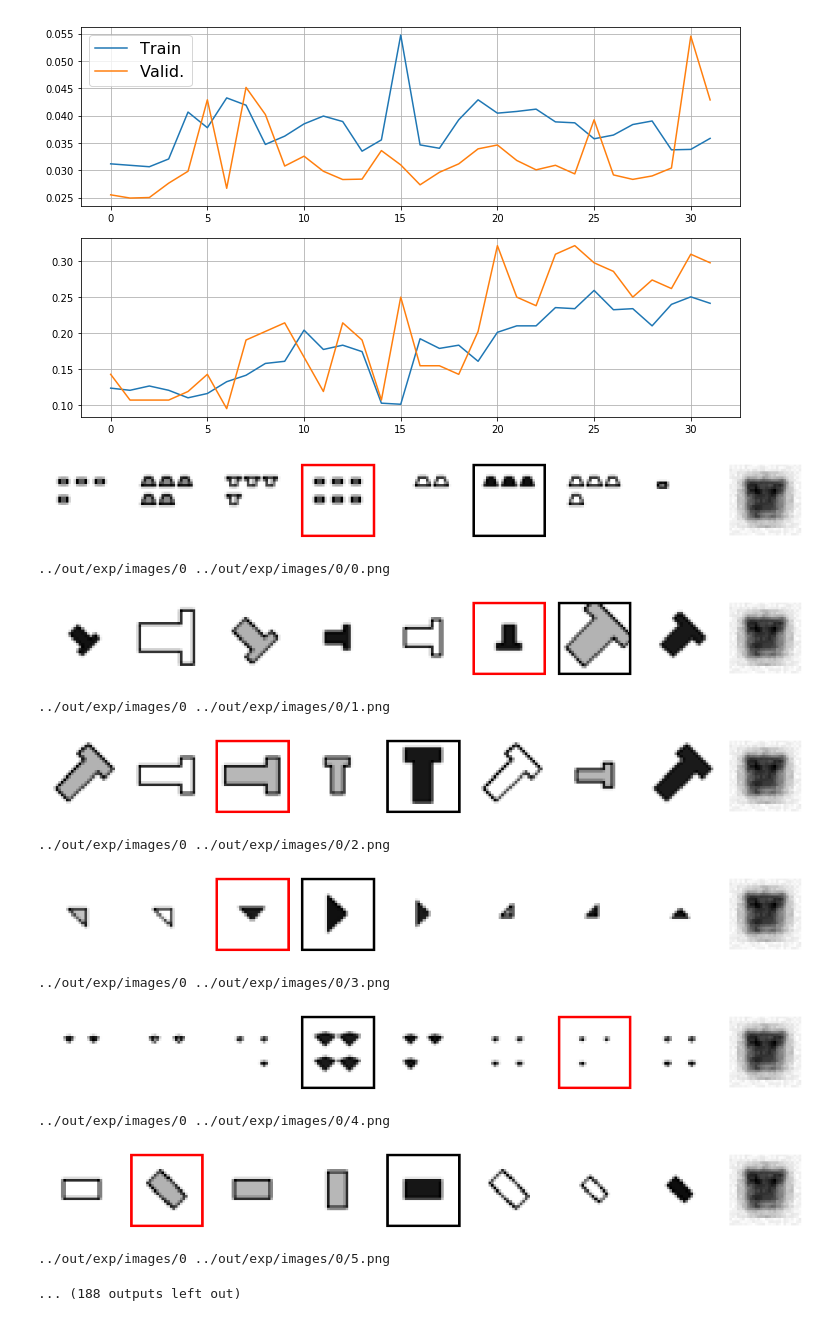
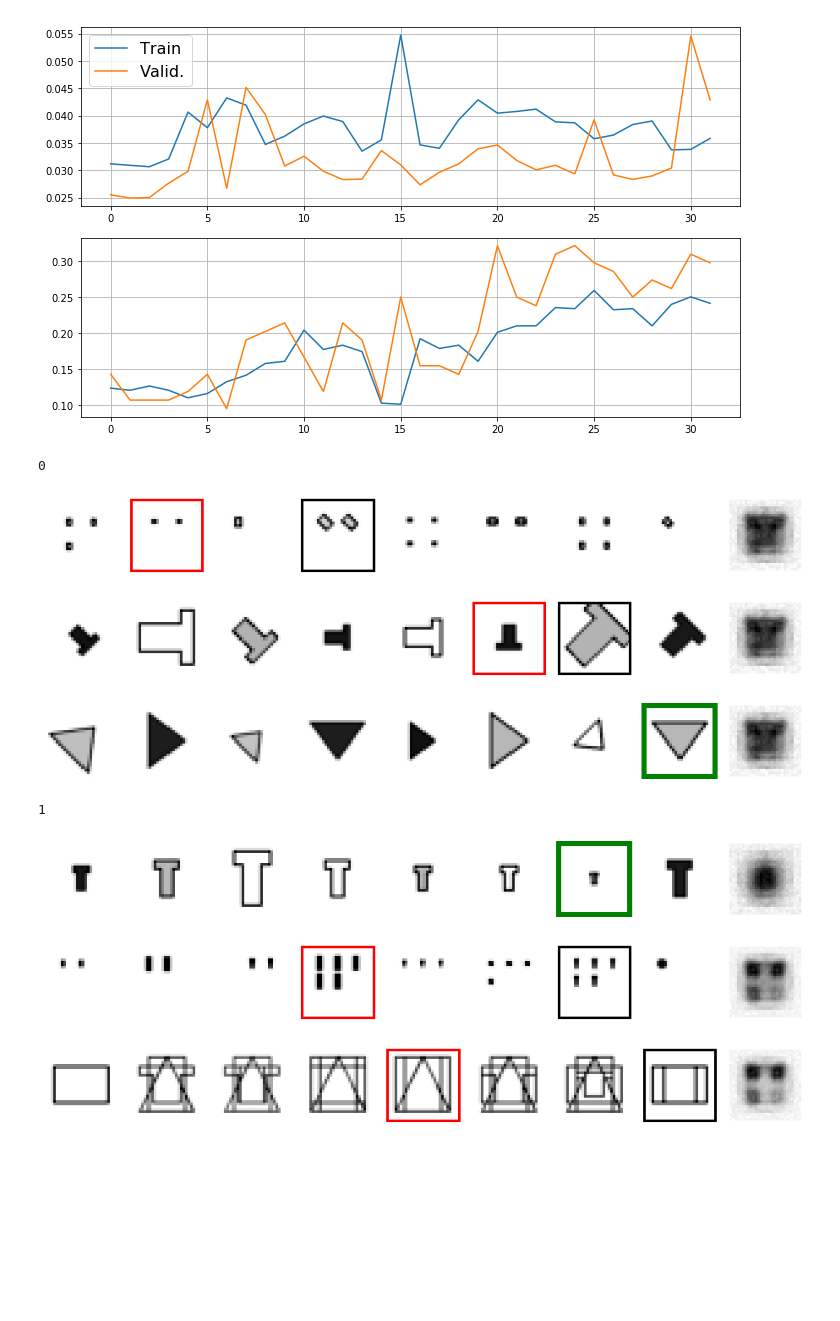
Before and after one commit to KamenB/mlp-03, a Jupyter notebook: notebooks/Joint training.ipynb, the cells around one changed output. Saved outputs shown, nothing was run; the diff lists cells and outputs as text; code cells hidden in the pictures; blank space fills up the shorter version.

Commit message:
New images no longer overwrite old ones

```diff
--- a/notebooks/Joint training.ipynb
+++ b/notebooks/Joint training.ipynb
@@ -154,15 +154,16 @@ Best val acc: 0.321 at epoch 20
 # model_number = 0
 use_val_data = True
 models_used = all_res
-images_per_model = -1 # -1 to use batch_size
+images_per_model = 3 # -1 to use batch_size
 folder = "../out/exp/images/"
 if not os.path.exists(folder):
         os.makedirs(folder)
 # %%
-num_model = 1
+
 #############################################
-for model_num,res in enumerate(models_used):
-    model_info = res[0]
+for res in models_used:
+    model_num = len(os.listdir(folder))
+    print(model_num)
     model = res[1]
 
     #TODO get from model
@@ -189,42 +190,37 @@ for model_num,res in enumerate(models_used):
 
     sq_err = (latent_a_vectors - latent_prediction) ** 2
     tot_sq_err = sq_err.sum(2)
     _, pred_var = torch.min(tot_sq_err, 1)
 
     # When PCA
     decoded_prediction = None
     if autoencoder_type == 'pca' or autoencoder_type ==  'ff':
         decoded_prediction = model.autoencoder.decoder(latent_prediction.view(-1, latent_size)).squeeze().view(val_batch_size, 28, 28)
     else:
     # When differentiable Conv AE
         decoded_prediction = model.autoencoder.decoder(latent_prediction.view(-1, latent_size, 1, 1)).squeeze()
 
     ### Show as part of matrix
     # show_matrix(q_vectors, targets, decoded_prediction, cmap='gray')
 
     ### Compare with available answers
     a_vectors_np = a_vectors.cpu().data.numpy()
     decoded_prediction_np = decoded_prediction.cpu().data.numpy()
 
     number_of_images = images_per_model if images_per_model > 0 else val_batch_size
     for i in range(number_of_images):
         fig = show_grid_of_images(np.concatenate([a_vectors_np[i], decoded_prediction_np[i:i+1]]), img_size=(16, 1), grid_size=(1, 9), label=labels[i].cpu().data.numpy(), pred=pred_var[i].cpu().data.numpy(), cmap='gray')
         path_to_folder = '{}{}'.format(folder, model_num)
         if not os.path.exists(path_to_folder):
             os.makedirs(path_to_folder)
         path = '{}/{}.png'.format(path_to_folder,i)
         fig.savefig(path)
 # %% [output]
+0
-[figure, old version]
+[figure, new version]
-../out/exp/images/0 ../out/exp/images/0/0.png
 [figure]
+[figure, new version]
-../out/exp/images/0 ../out/exp/images/0/1.png
+1
-[figure, old version]
-../out/exp/images/0 ../out/exp/images/0/2.png
-[figure, old version]
+[figure, new version]
-../out/exp/images/0 ../out/exp/images/0/3.png
-[figure, old version]
+[figure, new version]
-../out/exp/images/0 ../out/exp/images/0/4.png
-[figure, old version]
+[figure, new version]
-../out/exp/images/0 ../out/exp/images/0/5.png
-... (188 outputs left out)
```
